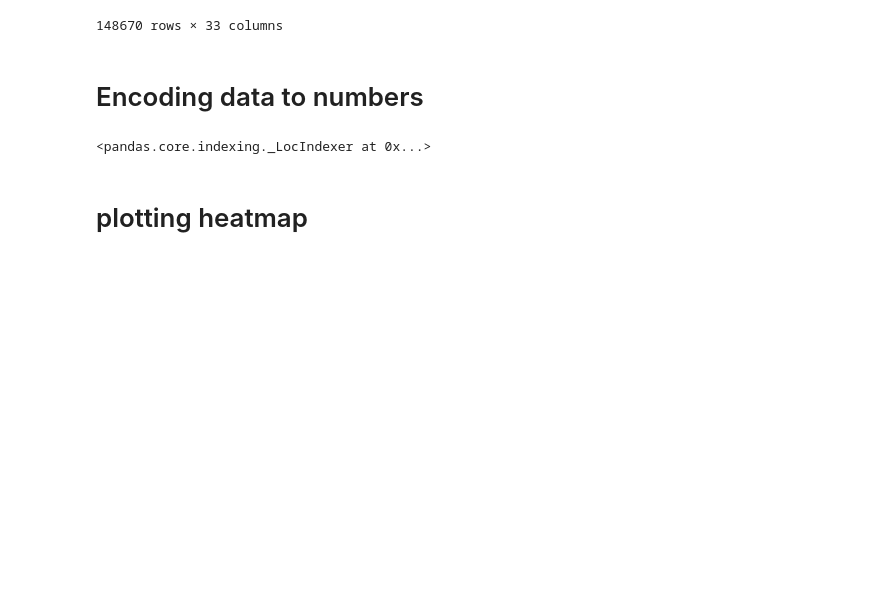
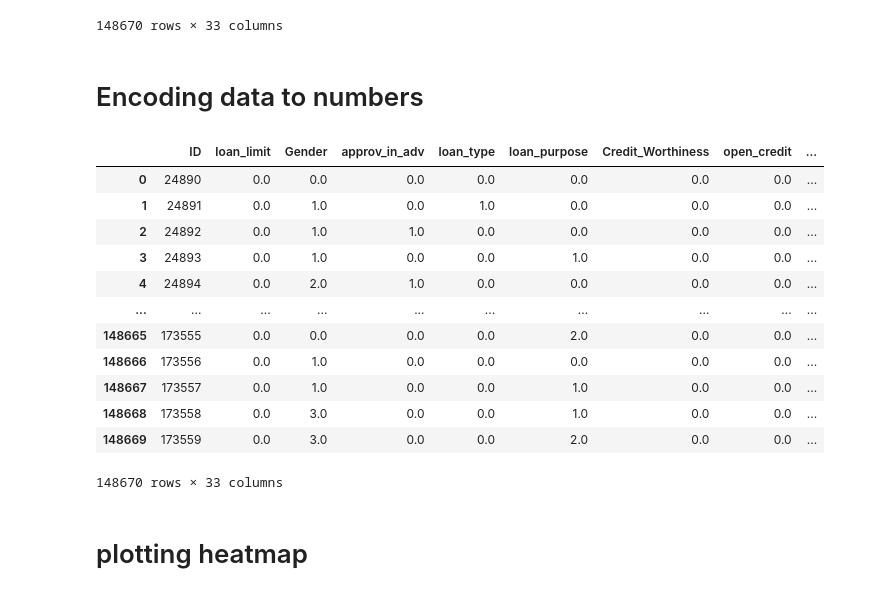
Before and after one commit to kanndil/Loan_Default_Predictor, a Jupyter notebook: code/cleaning.ipynb, the cells around one changed output. Saved outputs shown, nothing was run; the diff lists cells and outputs as text; code cells hidden in the pictures; blank space fills up the shorter version.

Commit message:
encoding loop

```diff
--- a/code/cleaning.ipynb
+++ b/code/cleaning.ipynb
@@ -50,27 +50,50 @@ table
 # %%
 encodes=[]
 
 
 
 
 
 
 
 def label_encoding(label):
     uniques = table[label].unique()
     #the encoding is the index
     for i in range(len(uniques)):
-        table.loc[table[label] == uniques[i],label]=i
+        table.loc[table[label] == uniques[i],label]=float(i)
     encodes.append(uniques)
 
 
 
 
 #print(table[0])
 
-table.loc[0]
+# for col in table.columns:
+#     if(type(table.loc[col])==str):
+#         print(col)
+#         #label_encoding(col)
+
+#type(table.loc["loan_amount",2])
+
+for i in range(len(table.iloc[3])):
+    if(type(table.iloc[3][i])==str):
+        label_encoding(table.columns[i])
+
+table
 # %% [output]
+|  | ID | loan_limit | Gender | approv_in_adv | loan_type | loan_purpose | Credit_Worthiness | open_credit | ... |
+| 0 | 24890 | 0.0 | 0.0 | 0.0 | 0.0 | 0.0 | 0.0 | 0.0 | ... |
+| 1 | 24891 | 0.0 | 1.0 | 0.0 | 1.0 | 0.0 | 0.0 | 0.0 | ... |
+| 2 | 24892 | 0.0 | 1.0 | 1.0 | 0.0 | 0.0 | 0.0 | 0.0 | ... |
+| 3 | 24893 | 0.0 | 1.0 | 0.0 | 0.0 | 1.0 | 0.0 | 0.0 | ... |
+| 4 | 24894 | 0.0 | 2.0 | 1.0 | 0.0 | 0.0 | 0.0 | 0.0 | ... |
+| ... | ... | ... | ... | ... | ... | ... | ... | ... | ... |
+| 148665 | 173555 | 0.0 | 0.0 | 0.0 | 0.0 | 2.0 | 0.0 | 0.0 | ... |
+| 148666 | 173556 | 0.0 | 1.0 | 0.0 | 0.0 | 0.0 | 0.0 | 0.0 | ... |
+| 148667 | 173557 | 0.0 | 1.0 | 0.0 | 0.0 | 1.0 | 0.0 | 0.0 | ... |
+| 148668 | 173558 | 0.0 | 3.0 | 0.0 | 0.0 | 1.0 | 0.0 | 0.0 | ... |
+| 148669 | 173559 | 0.0 | 3.0 | 0.0 | 0.0 | 2.0 | 0.0 | 0.0 | ... |
-<pandas.core.indexing._LocIndexer at 0x...>
+148670 rows × 33 columns
 # %% [markdown]
 # plotting heatmap
 # %%
```
Also changed, not shown: parts of 1 cell of this notebook.
